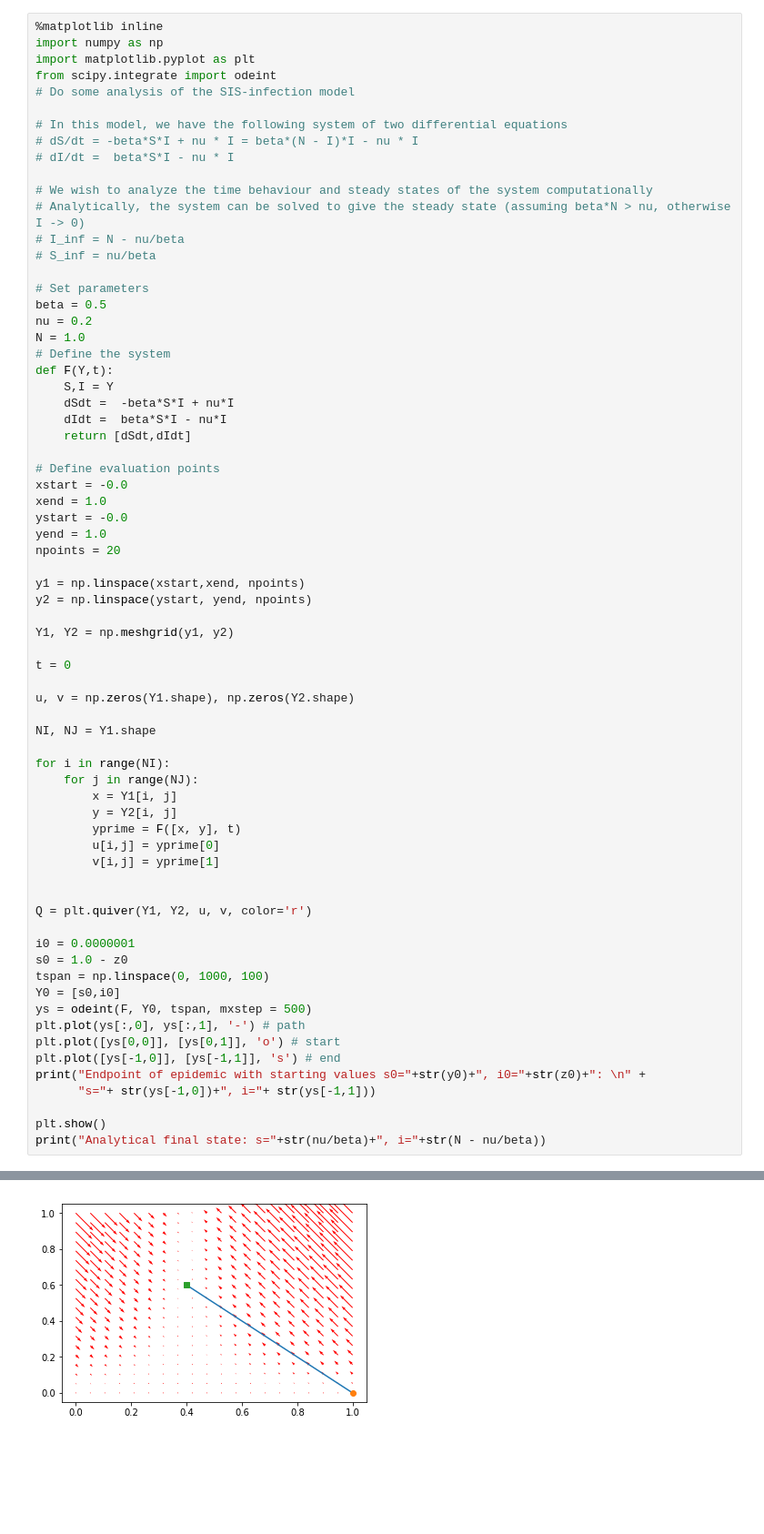
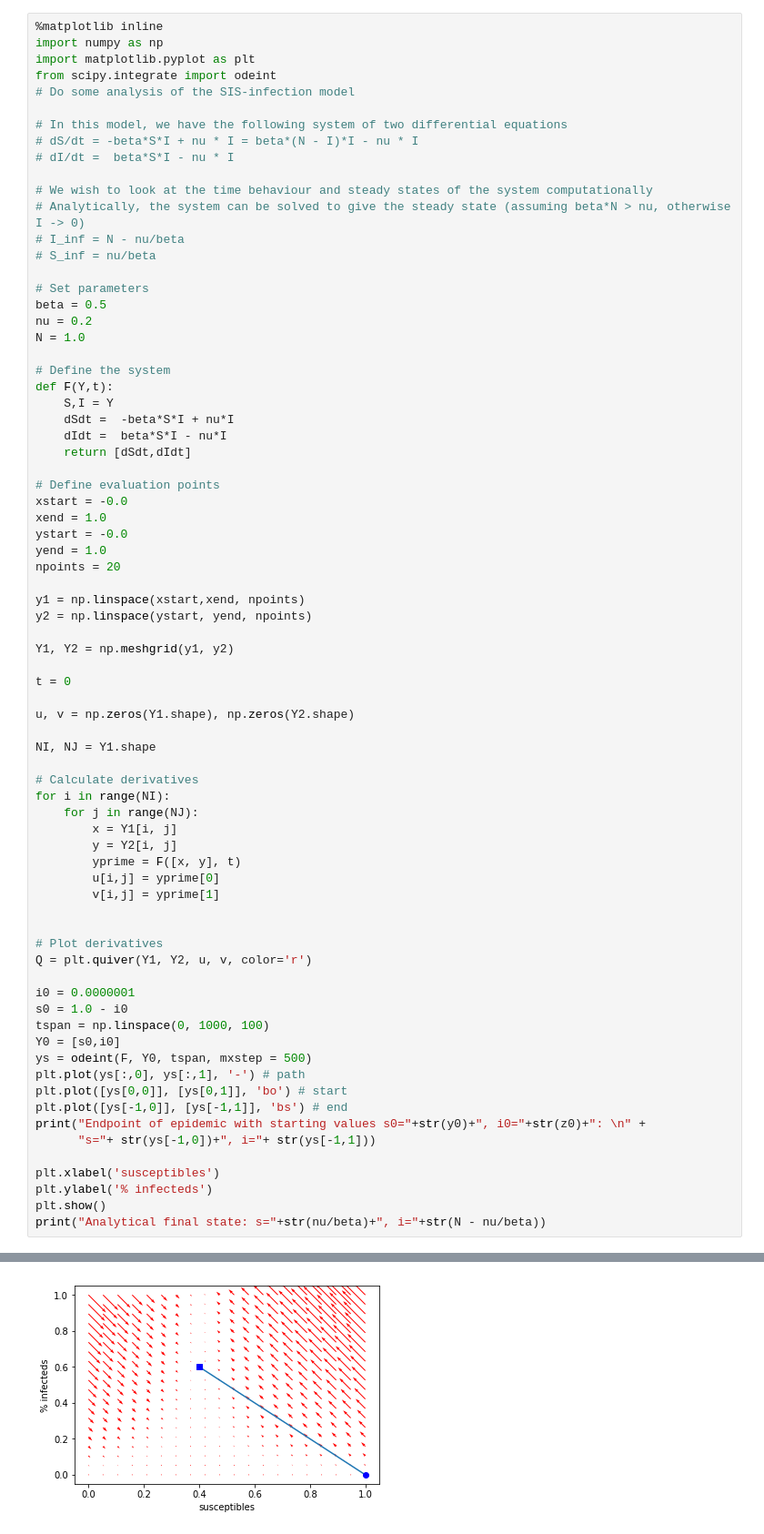
Before and after one commit to gingerdeer/infectionmodelingcourse, a Jupyter notebook: SIS-model.ipynb, the cells around one changed output, grey strips where cells are left out. Shown: that part at 91% size. Drawn from its saved outputs; the diff is of its cells as text; blank space fills up the shorter version.

```diff
--- a/SIS-model.ipynb
+++ b/SIS-model.ipynb
@@ -9,7 +9,7 @@ from scipy.integrate import odeint
 # dS/dt = -beta*S*I + nu * I = beta*(N - I)*I - nu * I
 # dI/dt =  beta*S*I - nu * I
 
-# We wish to analyze the time behaviour and steady states of the system computationally
+# We wish to look at the time behaviour and steady states of the system computationally
 # Analytically, the system can be solved to give the steady state (assuming beta*N > nu, otherwise I -> 0)
 # I_inf = N - nu/beta
 # S_inf = nu/beta
@@ -18,6 +18,7 @@ from scipy.integrate import odeint
 beta = 0.5
 nu = 0.2
 N = 1.0
+
 # Define the system
 def F(Y,t):
     S,I = Y
@@ -40,37 +41,41 @@ Y1, Y2 = np.meshgrid(y1, y2)
 t = 0
 
 u, v = np.zeros(Y1.shape), np.zeros(Y2.shape)
 
 NI, NJ = Y1.shape
 
+# Calculate derivatives
 for i in range(NI):
     for j in range(NJ):
         x = Y1[i, j]
         y = Y2[i, j]
         yprime = F([x, y], t)
         u[i,j] = yprime[0]
         v[i,j] = yprime[1]
 
 
+# Plot derivatives
 Q = plt.quiver(Y1, Y2, u, v, color='r')
 
 i0 = 0.0000001
-s0 = 1.0 - z0
+s0 = 1.0 - i0
 tspan = np.linspace(0, 1000, 100)
 Y0 = [s0,i0]
 ys = odeint(F, Y0, tspan, mxstep = 500)
 plt.plot(ys[:,0], ys[:,1], '-') # path
-plt.plot([ys[0,0]], [ys[0,1]], 'o') # start
-plt.plot([ys[-1,0]], [ys[-1,1]], 's') # end
+plt.plot([ys[0,0]], [ys[0,1]], 'bo') # start
+plt.plot([ys[-1,0]], [ys[-1,1]], 'bs') # end
 print("Endpoint of epidemic with starting values s0="+str(y0)+", i0="+str(z0)+": \n" +
       "s="+ str(ys[-1,0])+", i="+ str(ys[-1,1]))
 
+plt.xlabel('susceptibles')
+plt.ylabel('% infecteds')
 plt.show()
 print("Analytical final state: s="+str(nu/beta)+", i="+str(N - nu/beta))
 # %% [output]
 Endpoint of epidemic with starting values s0=0.9999999, i0=1e-07:
 s=0.4, i=0.6
-[figure, old version]
+[figure, new version]
 Analytical final state: s=0.4, i=0.6
 # %%
 # Show a timeline plot of the infection
```
Also changed, not shown: parts of 1 cell of this notebook, 1 other file.
